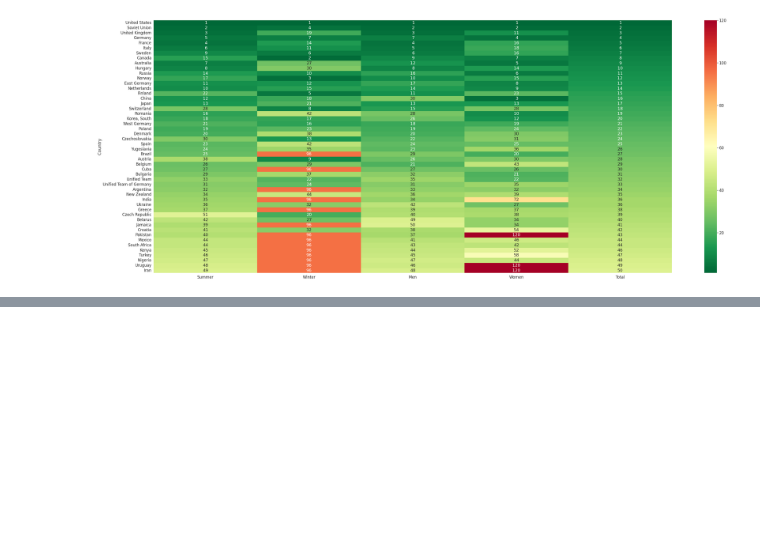
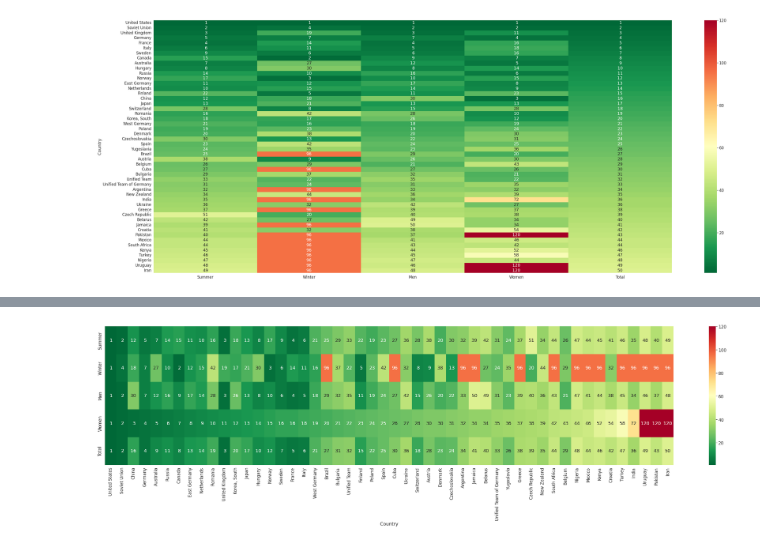
Before and after one commit to kevalsakhiya/pandas-Data-Science, a Jupyter notebook: olympic_analysis/olympic_analysis.ipynb, the cells around one changed output, grey strips where cells are left out. Saved outputs shown, nothing was run; the diff lists cells and outputs as text; code cells hidden in the pictures; blank space fills up the shorter version.

```diff
--- a/olympic_analysis/olympic_analysis.ipynb
+++ b/olympic_analysis/olympic_analysis.ipynb
@@ -483,0 +493,7 @@ plt.show()
+# %%
+plt.figure(figsize=(50, 10))
+sns.heatmap(top_50.sort_values(by="Women").T,
+            cmap='RdYlGn_r', annot=True, fmt='2.0f')
+plt.show()
+# %% [output]
+[figure, added]
```
Also changed, not shown: parts of 2 cells of this notebook.
